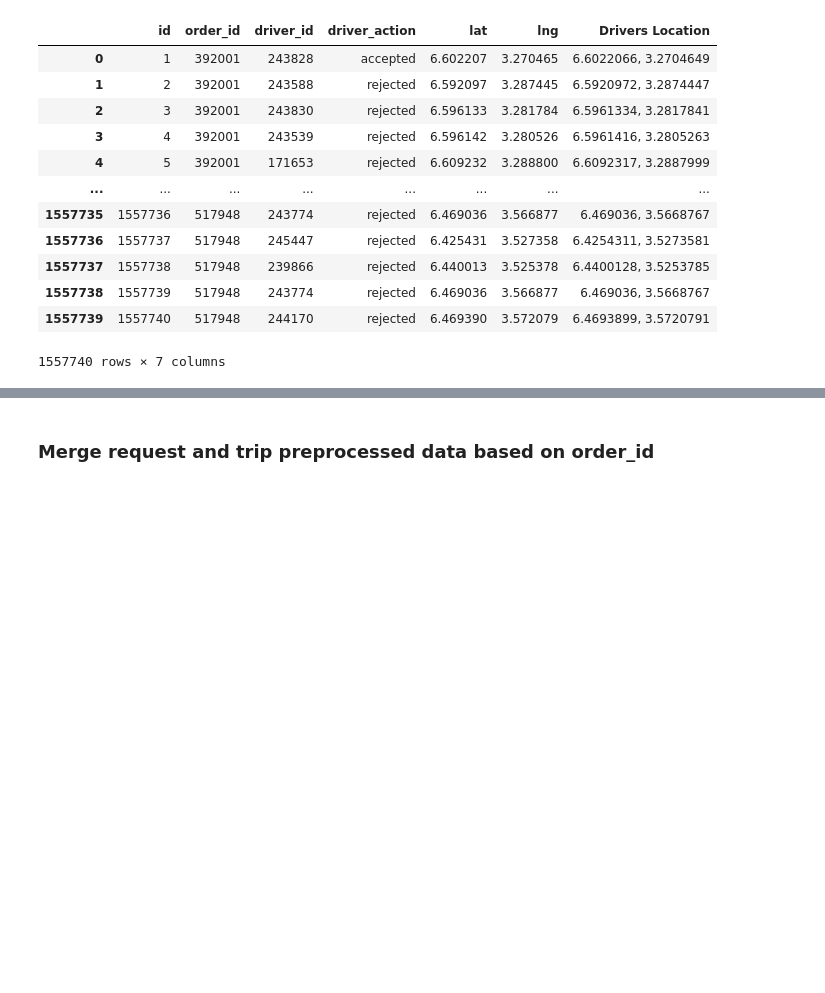
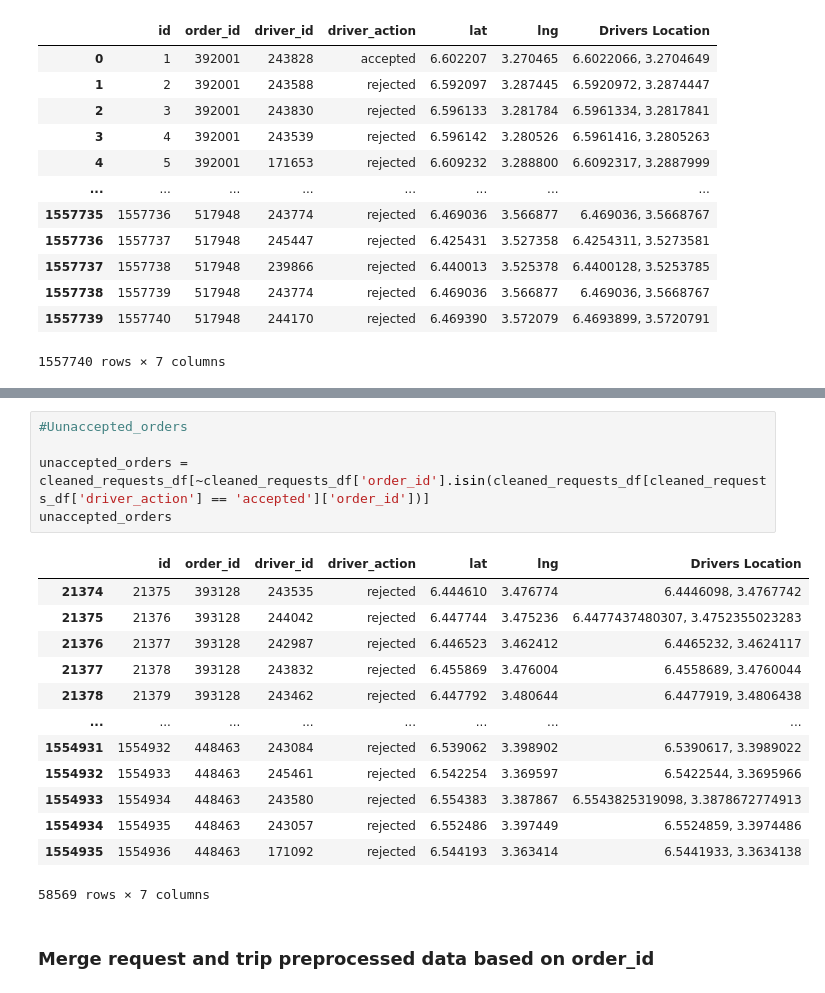
Before and after one commit to gelifatsy/LogisticOptimization_CausalInference, a Jupyter notebook: notebook/feature_extraction.ipynb, the cells around one changed output, grey strips where cells are left out. Saved outputs shown, nothing was run; the diff lists cells and outputs as text; blank space fills up the shorter version.

```diff
--- a/notebook/feature_extraction.ipynb
+++ b/notebook/feature_extraction.ipynb
@@ -259,2 +306,21 @@ cleaned_requests_df
+# %%
+#Uunaccepted_orders
+
+unaccepted_orders = cleaned_requests_df[~cleaned_requests_df['order_id'].isin(cleaned_requests_df[cleaned_requests_df['driver_action'] == 'accepted']['order_id'])]
+unaccepted_orders
+# %% [output]
+|  | id | order_id | driver_id | driver_action | lat | lng | Drivers Location |
+| 21374 | 21375 | 393128 | 243535 | rejected | 6.444610 | 3.476774 | 6.4446098, 3.4767742 |
+| 21375 | 21376 | 393128 | 244042 | rejected | 6.447744 | 3.475236 | 6.4477437480307, 3.4752355023283 |
+| 21376 | 21377 | 393128 | 242987 | rejected | 6.446523 | 3.462412 | 6.4465232, 3.4624117 |
+| 21377 | 21378 | 393128 | 243832 | rejected | 6.455869 | 3.476004 | 6.4558689, 3.4760044 |
+| 21378 | 21379 | 393128 | 243462 | rejected | 6.447792 | 3.480644 | 6.4477919, 3.4806438 |
+| ... | ... | ... | ... | ... | ... | ... | ... |
+| 1554931 | 1554932 | 448463 | 243084 | rejected | 6.539062 | 3.398902 | 6.5390617, 3.3989022 |
+| 1554932 | 1554933 | 448463 | 245461 | rejected | 6.542254 | 3.369597 | 6.5422544, 3.3695966 |
+| 1554933 | 1554934 | 448463 | 243580 | rejected | 6.554383 | 3.387867 | 6.5543825319098, 3.3878672774913 |
+| 1554934 | 1554935 | 448463 | 243057 | rejected | 6.552486 | 3.397449 | 6.5524859, 3.3974486 |
+| 1554935 | 1554936 | 448463 | 171092 | rejected | 6.544193 | 3.363414 | 6.5441933, 3.3634138 |
+58569 rows × 7 columns
 # %% [markdown]
 ### Merge request and trip preprocessed data based on order_id
```
Also changed, not shown: parts of 14 cells of this notebook, 2 other files.
